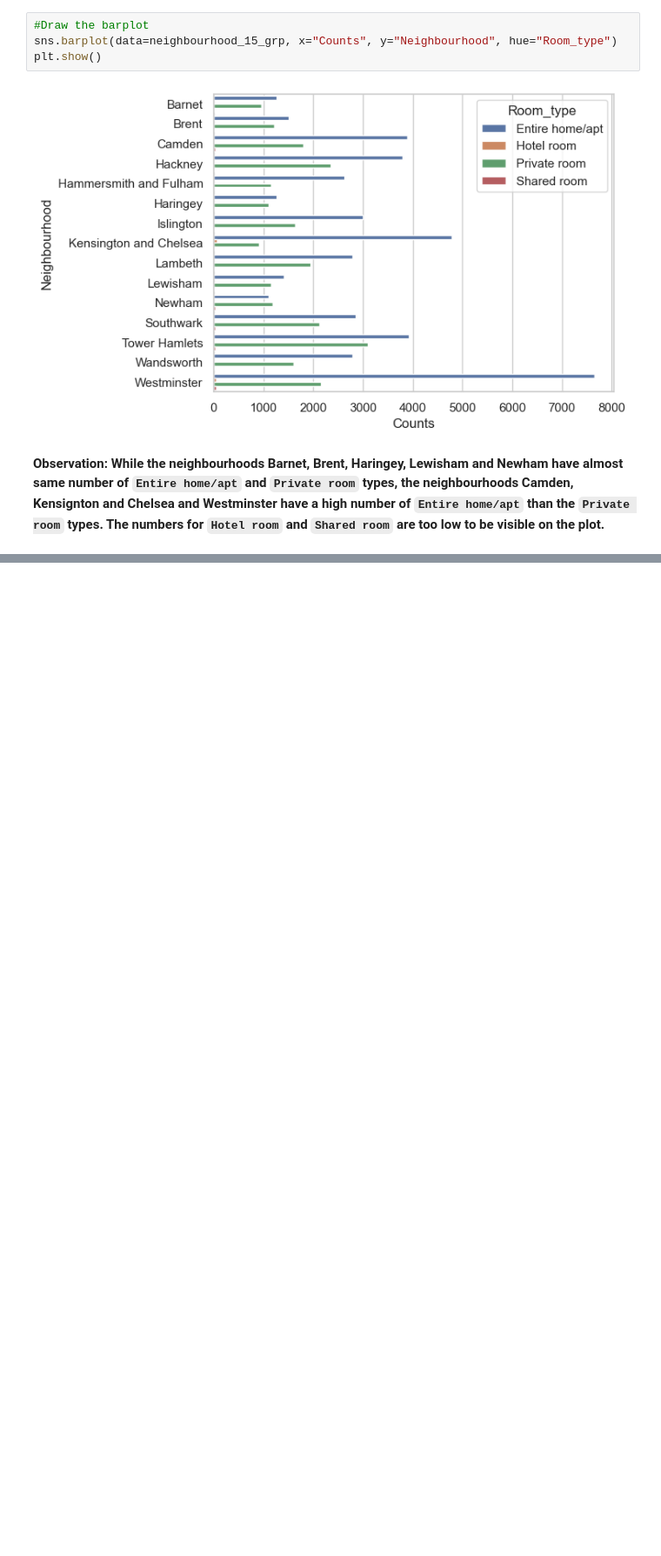
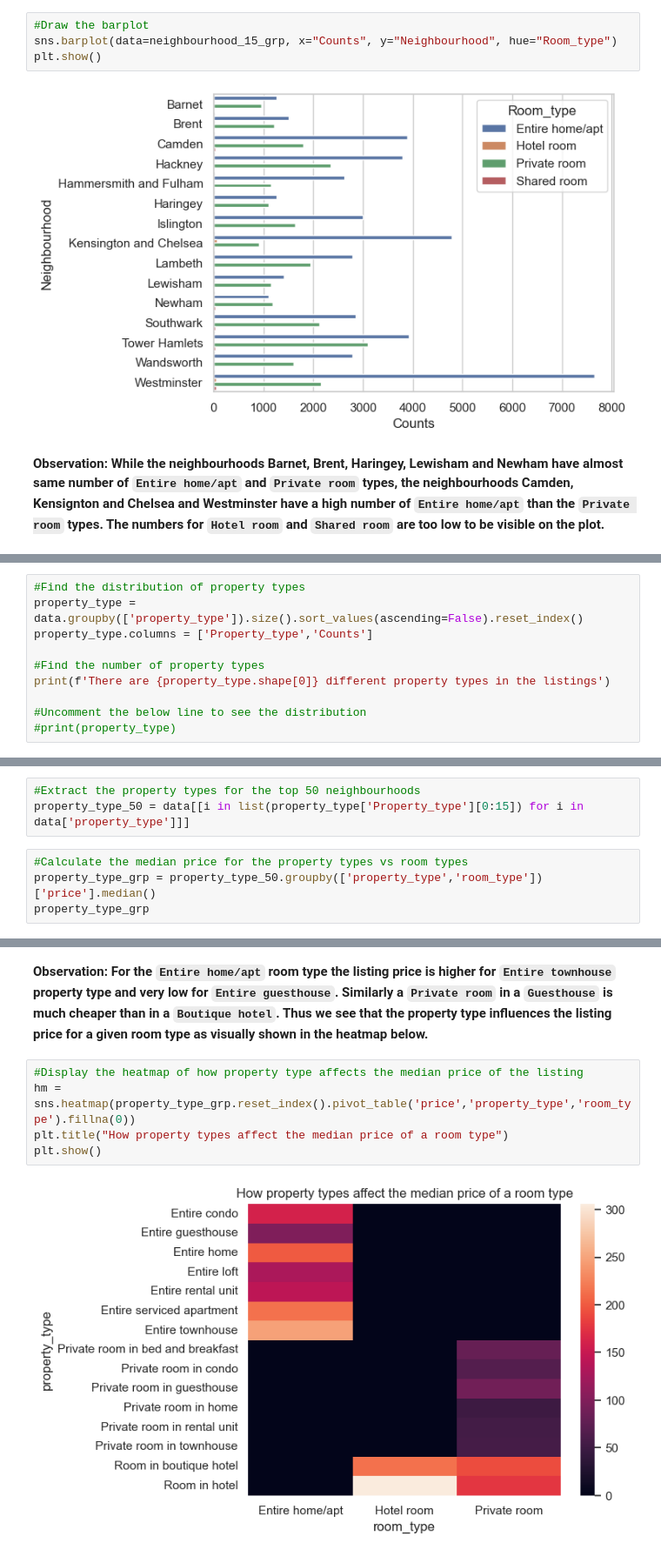
Before and after one commit to aravindkg7/Data-Science-Projects, a Jupyter notebook: Data Analysis - London BnB listings.ipynb, the cells around one changed output, grey strips where cells are left out. Shown at 87% size. Drawn from its saved outputs; the diff is of its cells as text; blank space fills up the shorter version.

Commit message:
Anaysis 3 - Property type vs Price

```diff
--- a/Data Analysis - London BnB listings.ipynb
+++ b/Data Analysis - London BnB listings.ipynb
@@ -239,0 +243,10 @@ plt.show()
+# %%
+#Find the distribution of property types
+property_type = data.groupby(['property_type']).size().sort_values(ascending=False).reset_index()
+property_type.columns = ['Property_type','Counts']
+
+#Find the number of property types
+print(f'There are {property_type.shape[0]} different property types in the listings')
+
+#Uncomment the below line to see the distribution
+#print(property_type)
@@ -239,0 +255,7 @@ plt.show()
+# %%
+#Extract the property types for the top 50 neighbourhoods
+property_type_50 = data[[i in list(property_type['Property_type'][0:15]) for i in data['property_type']]]
+# %%
+#Calculate the median price for the property types vs room types
+property_type_grp = property_type_50.groupby(['property_type','room_type'])['price'].median()
+property_type_grp
@@ -239,0 +282,9 @@ plt.show()
+# %% [markdown]
+**Observation: For the `Entire home/apt` room type the listing price is higher for `Entire townhouse` property type and very low for `Entire guesthouse`. Similarly a `Private room` in a `Guesthouse` is much cheaper than in a `Boutique hotel`. Thus we see that the property type influences the listing price for a given room type as visually shown in the heatmap below.**
+# %%
+#Display the heatmap of how property type affects the median price of the listing
+hm = sns.heatmap(property_type_grp.reset_index().pivot_table('price','property_type','room_type').fillna(0))
+plt.title("How property types affect the median price of a room type")
+plt.show()
+# %% [output]
+[figure, added]
```
Also changed, not shown: parts of 3 cells of this notebook.
